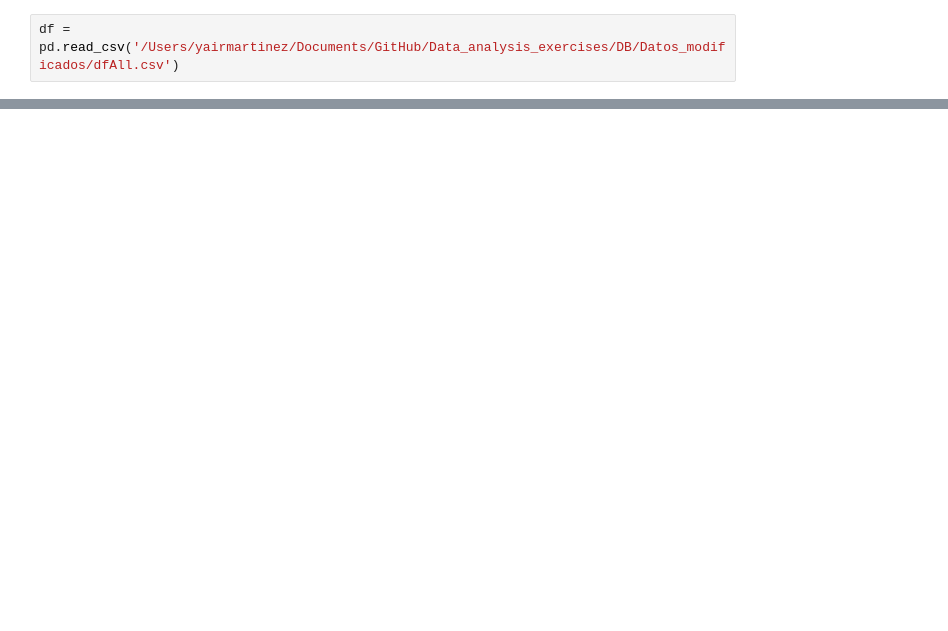
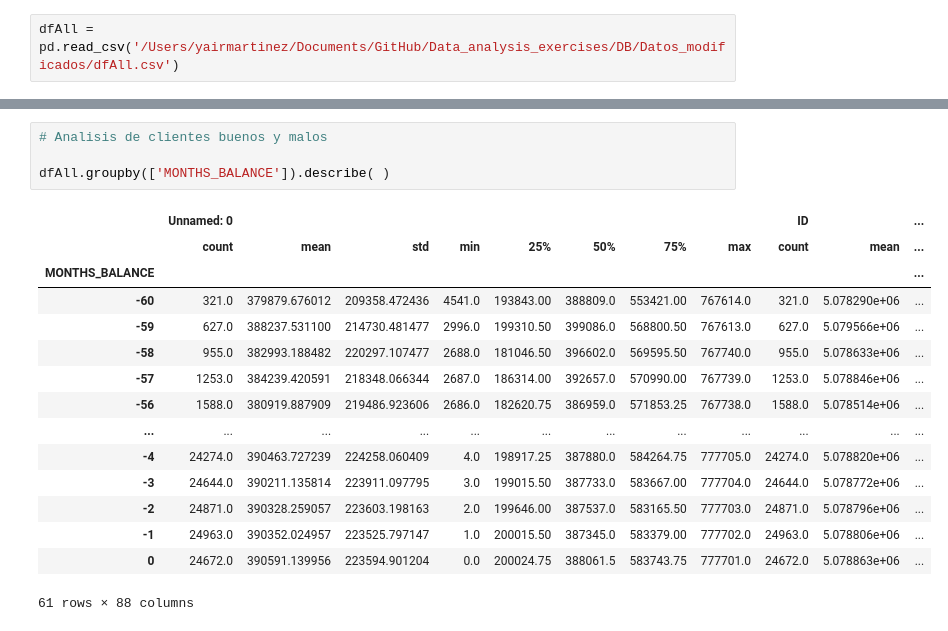
Before and after one commit to lymc33/Data_analysis_exercises, a Jupyter notebook: KPI_exercise/data_analysis.ipynb, the cells around one changed output, grey strips where cells are left out. Cells and saved outputs as stored; diff of their text form; blank space fills up the shorter version.

```diff
--- a/KPI_exercise/data_analysis.ipynb
+++ b/KPI_exercise/data_analysis.ipynb
@@ -3,2 +4,2 @@ import pandas as pd
 # %%
-df = pd.read_csv('/Users/yairmartinez/Documents/GitHub/Data_analysis_exercises/DB/Datos_modificados/dfAll.csv')
+dfAll = pd.read_csv('/Users/yairmartinez/Documents/GitHub/Data_analysis_exercises/DB/Datos_modificados/dfAll.csv')
@@ -60,0 +29,20 @@ union.isna().sum()
+# %%
+# Analisis de clientes buenos y malos
+
+dfAll.groupby(['MONTHS_BALANCE']).describe( )
+# %% [output]
+|  | Unnamed: 0 |  |  |  |  |  |  |  | ID |  | ... |
+|  | count | mean | std | min | 25% | 50% | 75% | max | count | mean | ... |
+| MONTHS_BALANCE |  |  |  |  |  |  |  |  |  |  | ... |
+| -60 | 321.0 | 379879.676012 | 209358.472436 | 4541.0 | 193843.00 | 388809.0 | 553421.00 | 767614.0 | 321.0 | 5.078290e+06 | ... |
+| -59 | 627.0 | 388237.531100 | 214730.481477 | 2996.0 | 199310.50 | 399086.0 | 568800.50 | 767613.0 | 627.0 | 5.079566e+06 | ... |
+| -58 | 955.0 | 382993.188482 | 220297.107477 | 2688.0 | 181046.50 | 396602.0 | 569595.50 | 767740.0 | 955.0 | 5.078633e+06 | ... |
+| -57 | 1253.0 | 384239.420591 | 218348.066344 | 2687.0 | 186314.00 | 392657.0 | 570990.00 | 767739.0 | 1253.0 | 5.078846e+06 | ... |
+| -56 | 1588.0 | 380919.887909 | 219486.923606 | 2686.0 | 182620.75 | 386959.0 | 571853.25 | 767738.0 | 1588.0 | 5.078514e+06 | ... |
+| ... | ... | ... | ... | ... | ... | ... | ... | ... | ... | ... | ... |
+| -4 | 24274.0 | 390463.727239 | 224258.060409 | 4.0 | 198917.25 | 387880.0 | 584264.75 | 777705.0 | 24274.0 | 5.078820e+06 | ... |
+| -3 | 24644.0 | 390211.135814 | 223911.097795 | 3.0 | 199015.50 | 387733.0 | 583667.00 | 777704.0 | 24644.0 | 5.078772e+06 | ... |
+| -2 | 24871.0 | 390328.259057 | 223603.198163 | 2.0 | 199646.00 | 387537.0 | 583165.50 | 777703.0 | 24871.0 | 5.078796e+06 | ... |
+| -1 | 24963.0 | 390352.024957 | 223525.797147 | 1.0 | 200015.50 | 387345.0 | 583379.00 | 777702.0 | 24963.0 | 5.078806e+06 | ... |
+| 0 | 24672.0 | 390591.139956 | 223594.901204 | 0.0 | 200024.75 | 388061.5 | 583743.75 | 777701.0 | 24672.0 | 5.078863e+06 | ... |
+61 rows × 88 columns
```
Also changed, not shown: parts of 23 cells of this notebook, 3 other files.
